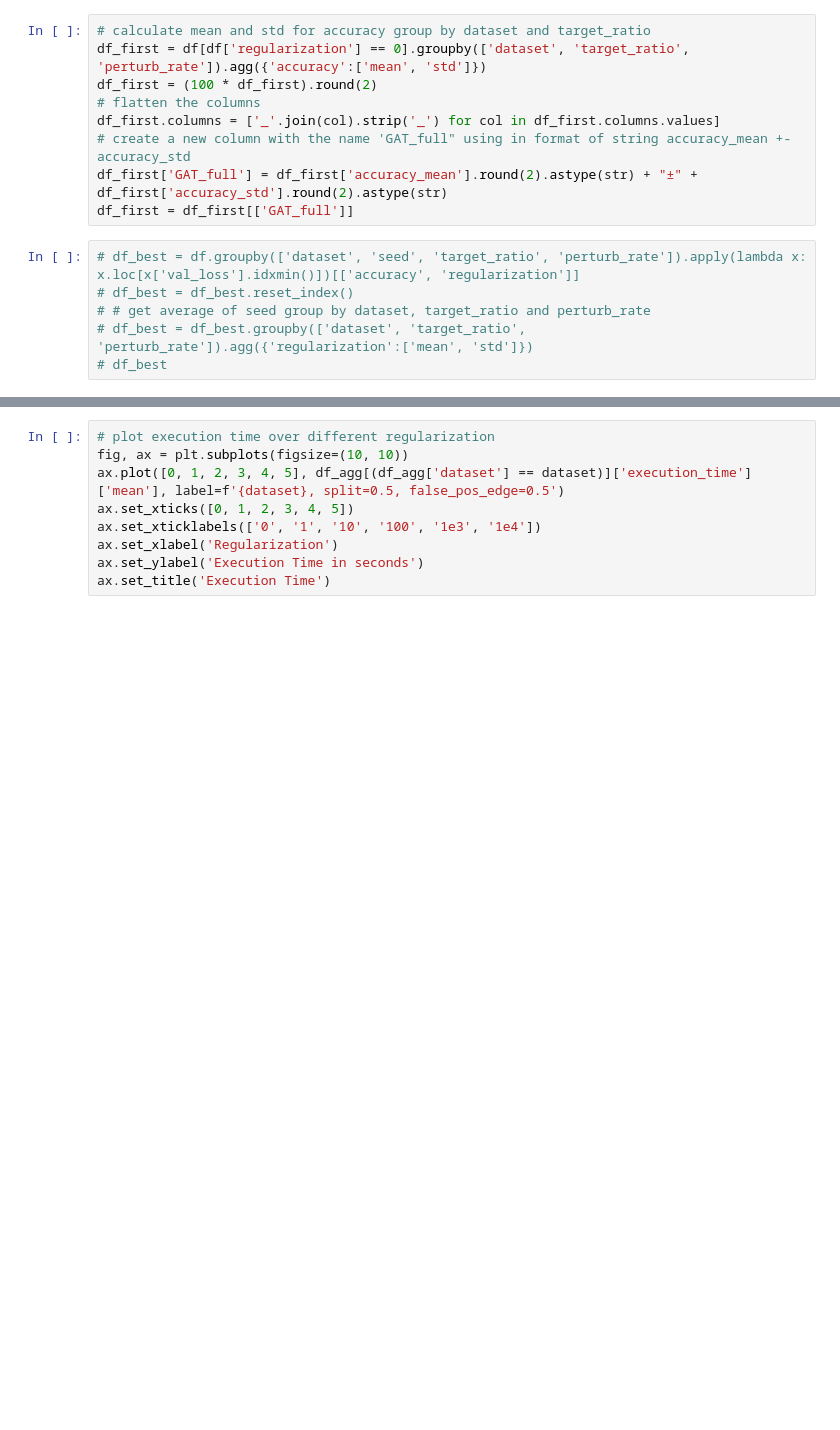
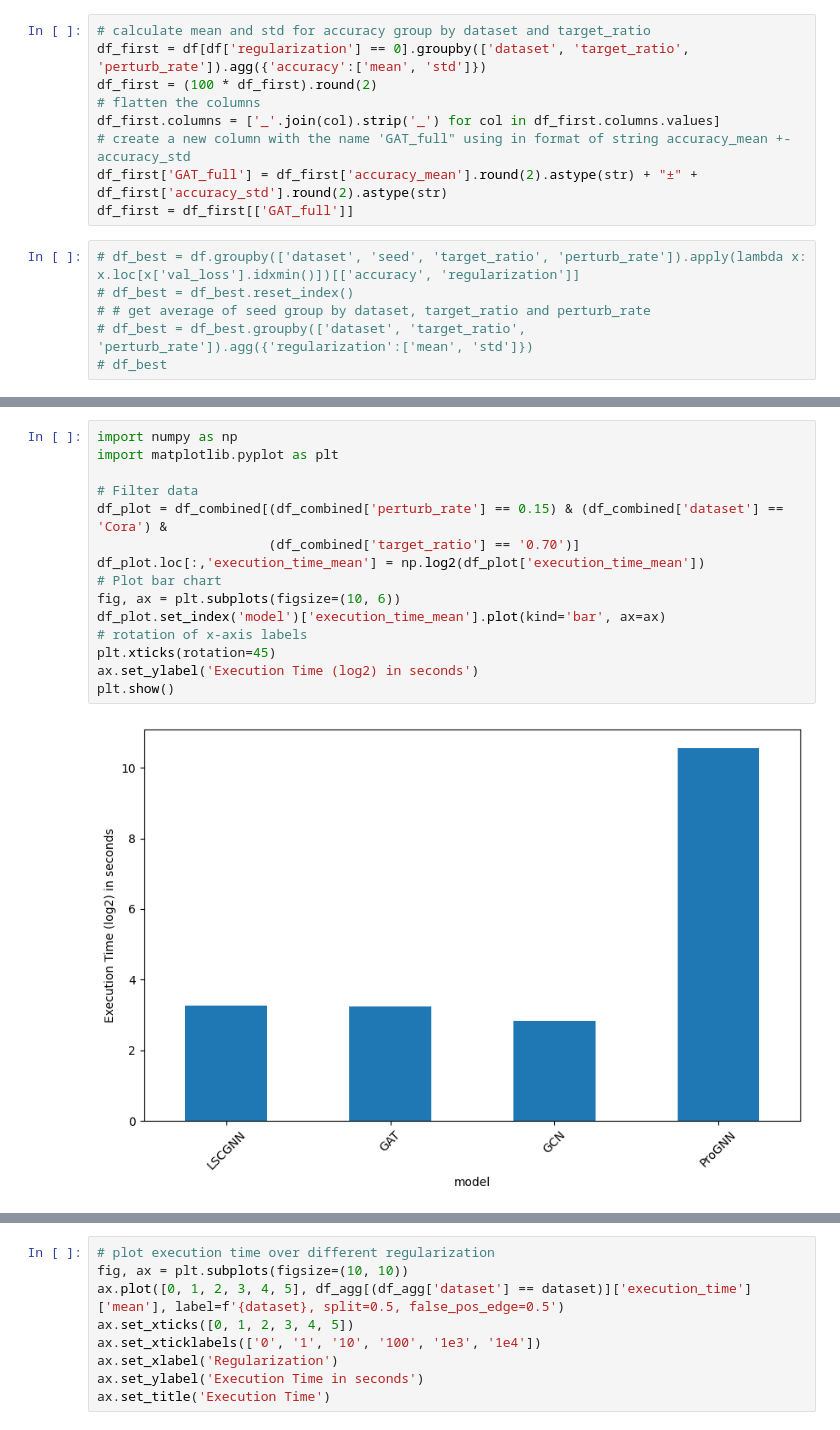
Before and after one commit to FDUguchunhui/latent-space-constraint-GNN, a Jupyter notebook: notebook/analysis/aggregation.ipynb, the cells around one changed output, grey strips where cells are left out. Cells and saved outputs as stored; diff of their text form; blank space fills up the shorter version.

```diff
--- a/notebook/analysis/aggregation.ipynb
+++ b/notebook/analysis/aggregation.ipynb
@@ -101,0 +160,17 @@ df_combined
+# %%
+import numpy as np
+import matplotlib.pyplot as plt
+
+# Filter data
+df_plot = df_combined[(df_combined['perturb_rate'] == 0.15) & (df_combined['dataset'] == 'Cora') &
+                      (df_combined['target_ratio'] == '0.70')]
+df_plot.loc[:,'execution_time_mean'] = np.log2(df_plot['execution_time_mean'])
+# Plot bar chart
+fig, ax = plt.subplots(figsize=(10, 6))
+df_plot.set_index('model')['execution_time_mean'].plot(kind='bar', ax=ax)
+# rotation of x-axis labels
+plt.xticks(rotation=45)
+ax.set_ylabel('Execution Time (log2) in seconds')
+plt.show()
+# %% [output]
+[figure, added]
```
Also changed, not shown: parts of 28 cells of this notebook, 3 other files.
